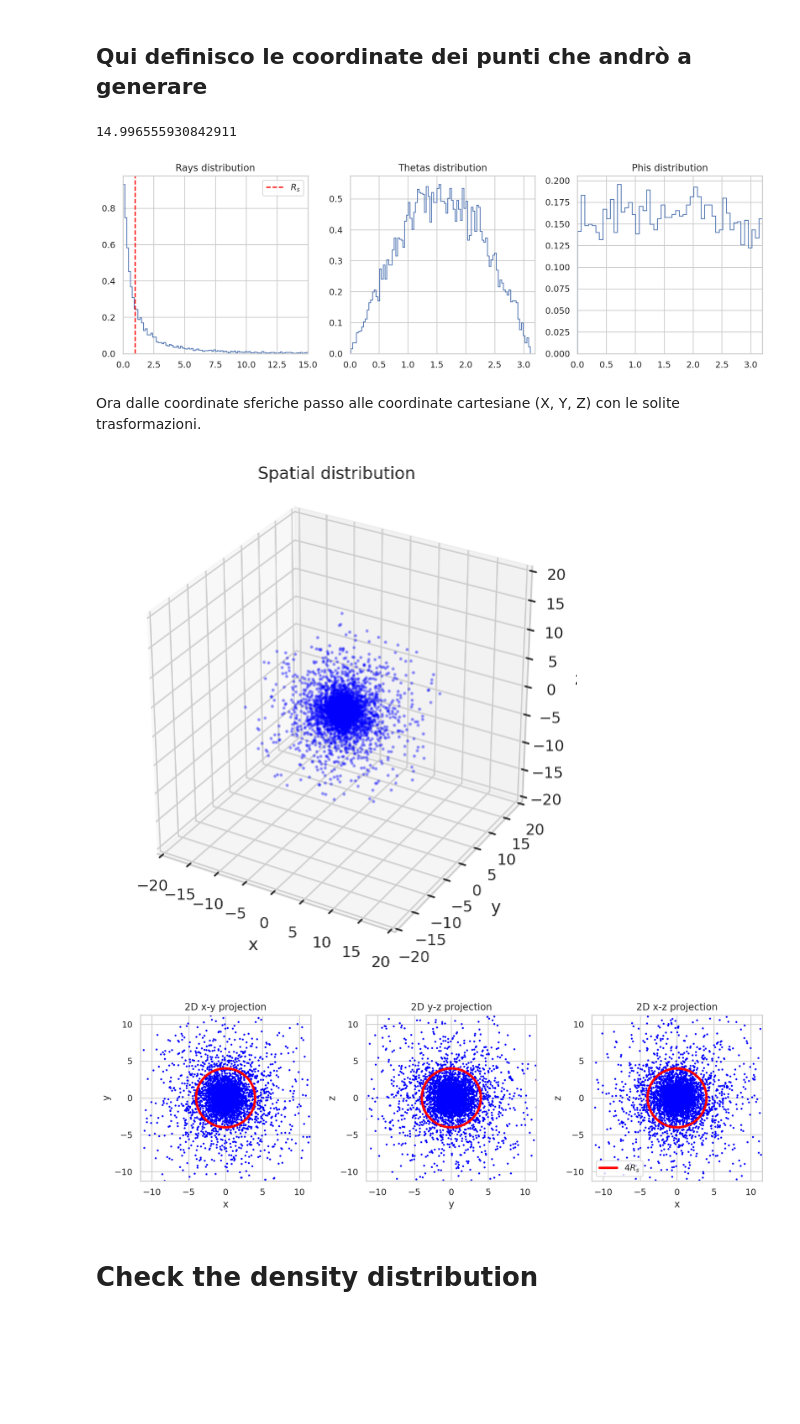
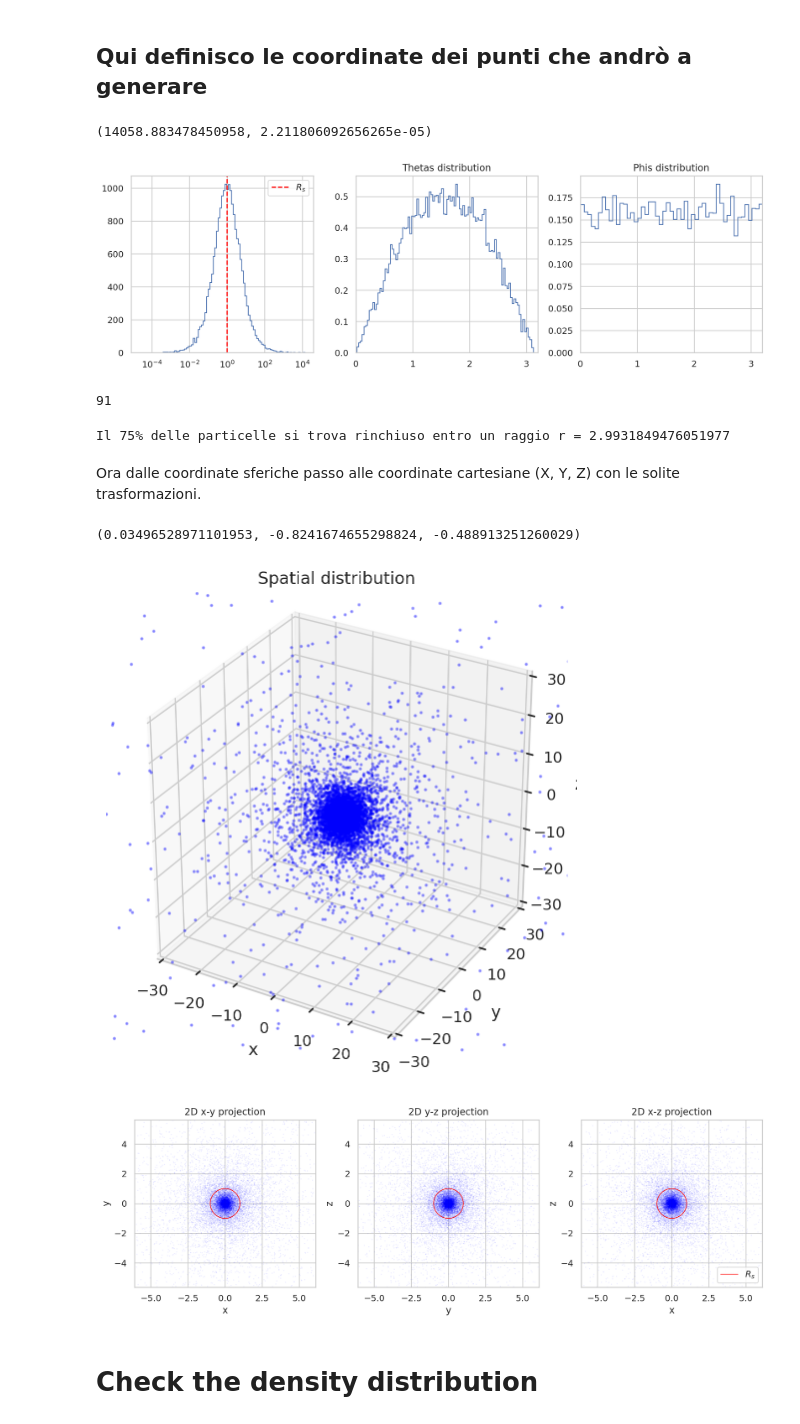
Before and after one commit to SimoneArienti/Galaxies-and-Dynamics, a Jupyter notebook: Project/Jaffe Setup.ipynb, the cells around one changed output. Cells and saved outputs as stored; diff of their text form; code cells hidden in the pictures; blank space fills up the shorter version.

```diff
--- a/Project/Jaffe Setup.ipynb
+++ b/Project/Jaffe Setup.ipynb
@@ -73,7 +72,7 @@ $$
     \theta = \arccos\left( 1 - 2P \right)
 $$
 # %%
-N = 10000
+N = 20000
 M = 1
 m = M/N
 Rs = 1
@@ -137,7 +136,7 @@ plt.show()
 Definisco una funzione che, estraendo un numero random tra 0 e 1 (P(r)), mi restituisce il rispettivo valore del raggio.
 # %%
 def find_radii(Rs, N):
-    c = np.random.uniform(0, max(P_r), size=N)
+    c = np.random.uniform(0, 1, size=N)
     return (c * Rs) / (1 - c)
 # %% [markdown]
 ## Qui definisco le coordinate dei punti che andrò a generare
@@ -151,7 +150,7 @@ thetas = np.arccos(1 - 2 * cdf_theta)
 
 # Phi
 phis = uniform.rvs(0, 2 * np.pi, size=N)
-# %%
-Rays.max()
-# %% [output]
-14.996555930842911
+# %%
+np.max(Rays), np.min(Rays)
+# %% [output]
+(14058.883478450958, 2.211806092656265e-05)
@@ -158,10 +159,9 @@ Rays.max()
 # %%
 fig, axes = plt.subplots(1, 3, figsize=(12, 4))
 
-axes[0].hist(Rays, bins=100, density=True, histtype='step')
-axes[0].set_title("Rays distribution")
-axes[0].axvline(x = Rs, linestyle='--', color='red', label = r'$R_s$')
-axes[0].set_xlim(0, 15*Rs)
+axes[0].hist(Rays, bins=np.logspace(np.log10(np.min(Rays)), np.log10(np.max(Rays)), 100), histtype='step')
+axes[0].axvline(x=Rs, linestyle='--', color='red', label=r'$R_s$')
+axes[0].set_xscale('log')
 axes[0].legend()
 
 axes[1].hist(thetas, bins=100, density=True, histtype='step')
@@ -174,4 +174,8 @@ axes[2].set_xlim(0,3.2)
 
 plt.tight_layout()
 # %% [output]
-[figure, old version]
+[figure, new version]
+# %%
+len([ray for ray in Rays if ray > 200*Rs])
+# %% [output]
+91
@@ -178,9 +190,24 @@ plt.tight_layout()
+# %%
+percentage = 75
+r_perc     = calculate_radius(Rays, percentage)
+
+print(f'Il {percentage}% delle particelle si trova rinchiuso entro un raggio r = {r_perc}')
+# %% [output]
+Il 75% delle particelle si trova rinchiuso entro un raggio r = 2.9931849476051977
 # %% [markdown]
 Ora dalle coordinate sferiche passo alle coordinate cartesiane (X, Y, Z) con le solite trasformazioni.
 # %%
 X = Rays * np.sin(thetas) * np.cos(phis)
 Y = Rays * np.sin(thetas) * np.sin(phis)
 Z = Rays * np.cos(thetas)
+# %%
+# Center  of Mass
+x_cm = np.sum(M/N * X)/M
+y_cm = np.sum(M/N * Y)/M
+z_cm = np.sum(M/N * Z)/M
+x_cm, y_cm, z_cm
+# %% [output]
+(0.03496528971101953, -0.8241674655298824, -0.488913251260029)
 # %%
 fig = plt.figure(figsize = (6,6))
 ax = fig.add_subplot(projection='3d')
@@ -190,57 +217,57 @@ ax.set_box_aspect([1,1,1])
 ax.set_xlabel('x')
 ax.set_ylabel('y')
 ax.set_zlabel('z')
-ax.set_xlim(-20, 20)
-ax.set_ylim(-20, 20)
-ax.set_zlim(-20, 20)
+ax.set_xlim(-30, 30)
+ax.set_ylim(-30, 30)
+ax.set_zlim(-30, 30)
 ax.set_title("Spatial distribution")
 ax.set_box_aspect([1,1,1])
 
 plt.show();
 # %% [output]
-[figure, old version]
+[figure, new version]
 # %%
 fig, axes = plt.subplots(1, 3, figsize=(12, 4))
 
 # Projection on x-y plane
 theta = np.linspace(0, 2 * np.pi, 150)
-a = 4*Rs * np.cos( theta )
-c = 4*Rs * np.sin( theta )
-axes[0].scatter(X, Y, c='blue', s=2)
-axes[0].plot(a, c, c='red', linewidth=3, label=r'$4R_s$')
+a = Rs * np.cos( theta )
+c = Rs * np.sin( theta )
+axes[0].scatter(X, Y, c='blue', s=0.1, alpha=0.1)
+axes[0].plot(a, c, c='red', linewidth=0.8, label=r'$R_s$')
 axes[0].axis('equal')
-axes[0].set_xlim(-10, 10)
-axes[0].set_ylim(-10, 10)
+axes[0].set_xlim(-5, 5)
+axes[0].set_ylim(-5, 5)
 axes[0].set_xlabel('x')
 axes[0].set_ylabel('y')
 axes[0].set_title('2D x-y projection')
 
 # Projection on y-z plane
-axes[1].scatter(Y, Z, c='blue', s=2)
-axes[1].plot(a, c, c='red', linewidth=3, label=r'$4R_s$')
+axes[1].scatter(Y, Z, c='blue', s=0.1, alpha=0.1)
+axes[1].plot(a, c, c='red', linewidth=0.8, label=r'$R_s$')
 axes[1].axis('equal')
-axes[1].set_xlim(-10, 10)
-axes[1].set_ylim(-10, 10)
+axes[1].set_xlim(-5, 5)
+axes[1].set_ylim(-5, 5)
 axes[1].set_xlabel('y')
 axes[1].set_ylabel('z')
 axes[1].set_title('2D y-z projection')
 
 
 # Projection on x-z plane
-axes[2].scatter(X, Z, c='blue', s=2)
-axes[2].plot(a, c, c='red', linewidth=3, label=r'$4R_s$')
+axes[2].scatter(X, Z, c='blue', s=0.1, alpha=0.1)
+axes[2].plot(a, c, c='red', linewidth=0.8, label=r'$R_s$')
 axes[2].axis('equal')
-axes[2].set_xlim(-10, 10)
-axes[2].set_ylim(-10, 10)
+axes[2].set_xlim(-5, 5)
+axes[2].set_ylim(-5, 5)
 axes[2].set_xlabel('x')
 axes[2].set_ylabel('z')
 axes[2].set_title('2D x-z projection')
 
 plt.legend()
 plt.tight_layout()
 plt.show()
 # %% [output]
-[figure, old version]
+[figure, new version]
 # %% [markdown]
 # Check the density distribution
 # %%
```
Also changed, not shown: parts of 32 cells of this notebook.
